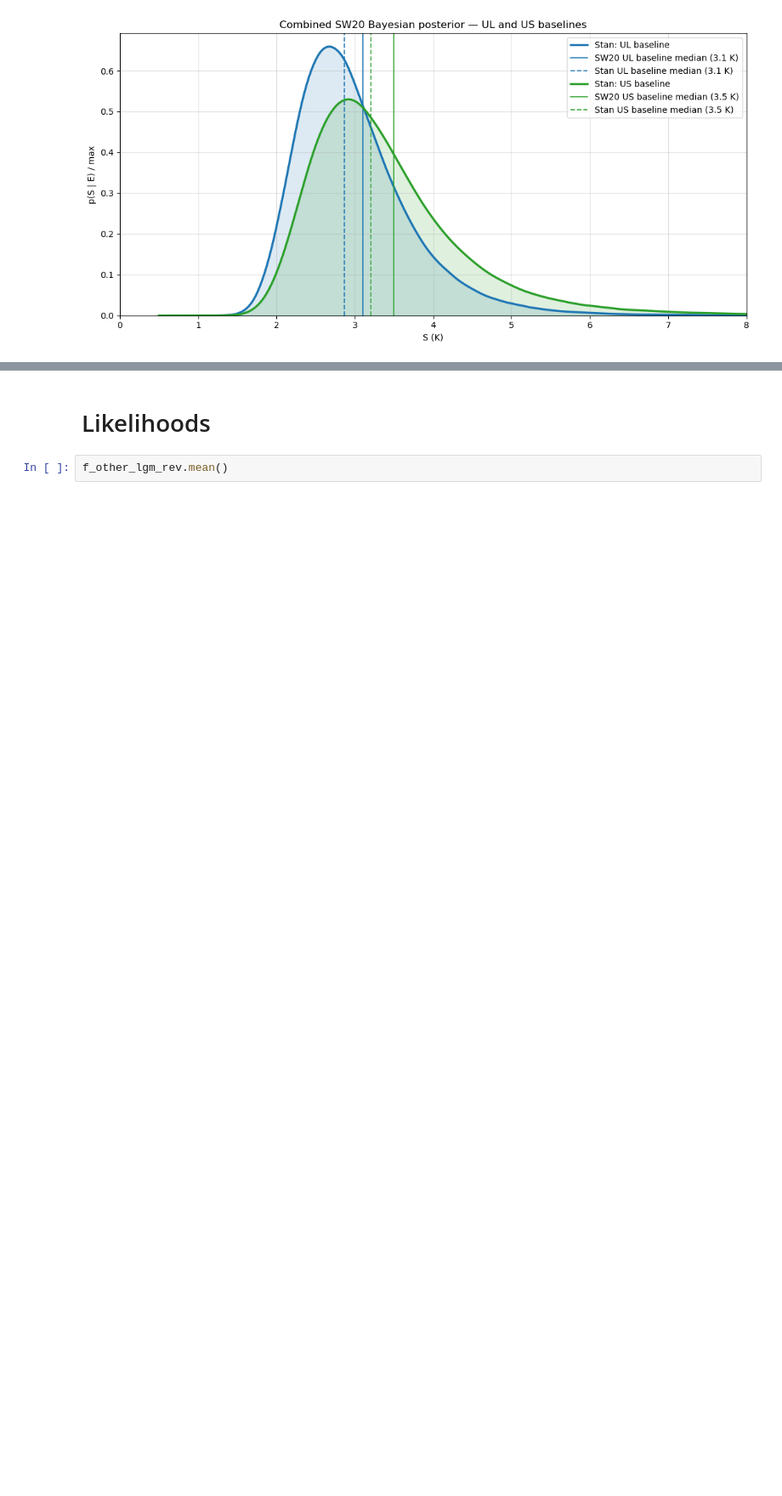
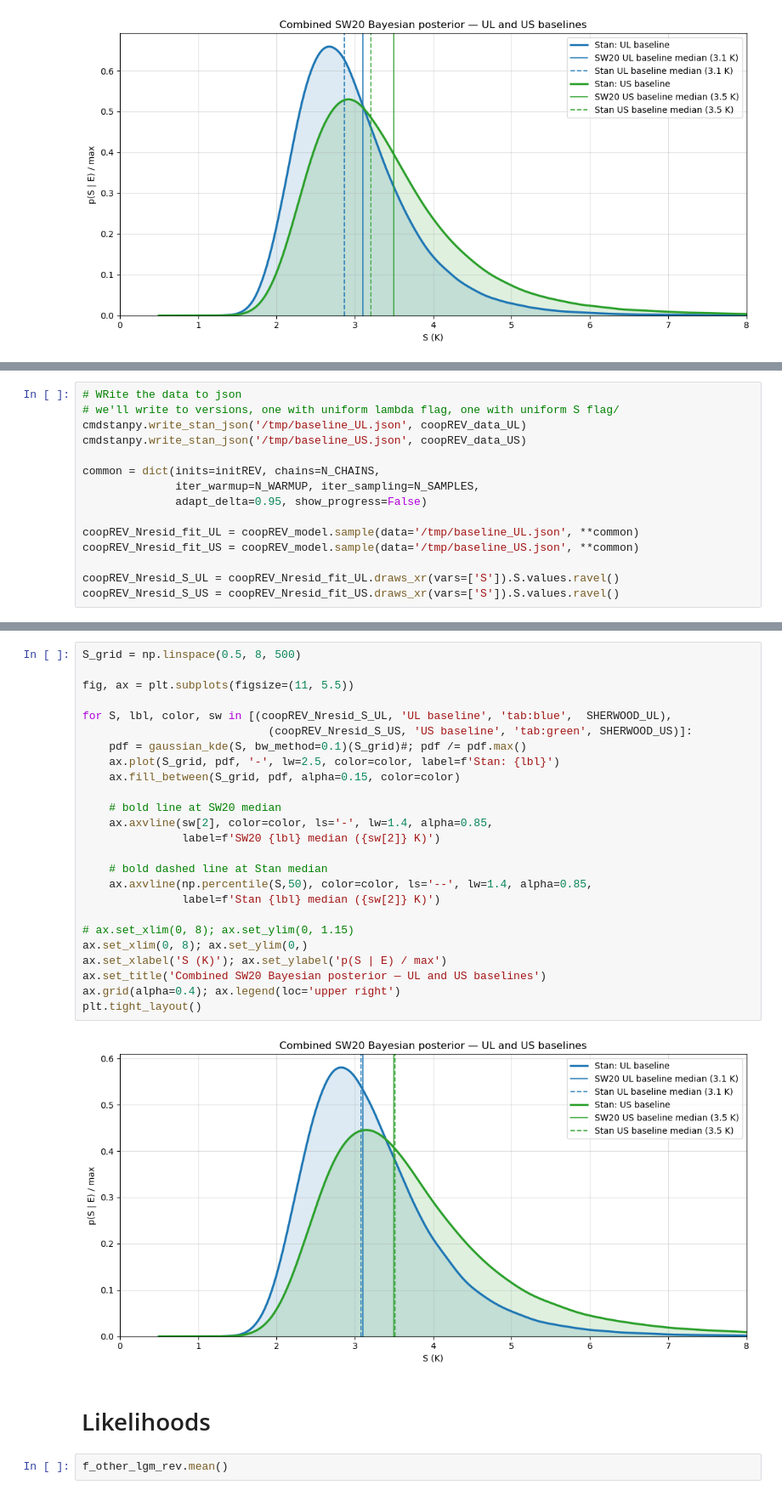
Before and after one commit to vtcooper/bayecs, a Jupyter notebook: Cooper_baselines.ipynb, the cells around one changed output, grey strips where cells are left out. Shown at 85% size. Saved outputs shown, nothing was run; the diff lists cells and outputs as text; blank space fills up the shorter version.

```diff
--- a/Cooper_baselines.ipynb
+++ b/Cooper_baselines.ipynb
@@ -495,0 +602,15 @@ plt.tight_layout()
+# %%
+# WRite the data to json
+# we'll write to versions, one with uniform lambda flag, one with uniform S flag/
+cmdstanpy.write_stan_json('/tmp/baseline_UL.json', coopREV_data_UL)
+cmdstanpy.write_stan_json('/tmp/baseline_US.json', coopREV_data_US)
+
+common = dict(inits=initREV, chains=N_CHAINS,
+              iter_warmup=N_WARMUP, iter_sampling=N_SAMPLES,
+              adapt_delta=0.95, show_progress=False)
+
+coopREV_Nresid_fit_UL = coopREV_model.sample(data='/tmp/baseline_UL.json', **common)
+coopREV_Nresid_fit_US = coopREV_model.sample(data='/tmp/baseline_US.json', **common)
+
+coopREV_Nresid_S_UL = coopREV_Nresid_fit_UL.draws_xr(vars=['S']).S.values.ravel()
+coopREV_Nresid_S_US = coopREV_Nresid_fit_US.draws_xr(vars=['S']).S.values.ravel()
@@ -496,3 +639,30 @@ plt.tight_layout()
+# %%
+S_grid = np.linspace(0.5, 8, 500)
+
+fig, ax = plt.subplots(figsize=(11, 5.5))
+
+for S, lbl, color, sw in [(coopREV_Nresid_S_UL, 'UL baseline', 'tab:blue',  SHERWOOD_UL),
+                            (coopREV_Nresid_S_US, 'US baseline', 'tab:green', SHERWOOD_US)]:
+    pdf = gaussian_kde(S, bw_method=0.1)(S_grid)#; pdf /= pdf.max()
+    ax.plot(S_grid, pdf, '-', lw=2.5, color=color, label=f'Stan: {lbl}')
+    ax.fill_between(S_grid, pdf, alpha=0.15, color=color)
+
+    # bold line at SW20 median
+    ax.axvline(sw[2], color=color, ls='-', lw=1.4, alpha=0.85,
+               label=f'SW20 {lbl} median ({sw[2]} K)')
+
+    # bold dashed line at Stan median
+    ax.axvline(np.percentile(S,50), color=color, ls='--', lw=1.4, alpha=0.85,
+               label=f'Stan {lbl} median ({sw[2]} K)')
+
+# ax.set_xlim(0, 8); ax.set_ylim(0, 1.15)
+ax.set_xlim(0, 8); ax.set_ylim(0,)
+ax.set_xlabel('S (K)'); ax.set_ylabel('p(S | E) / max')
+ax.set_title('Combined SW20 Bayesian posterior — UL and US baselines')
+ax.grid(alpha=0.4); ax.legend(loc='upper right')
+plt.tight_layout()
+# %% [output]
+[figure, added]
 # %% [markdown]
 # Likelihoods
 # %%
```
Also changed, not shown: parts of 17 cells of this notebook, 1 other file.
